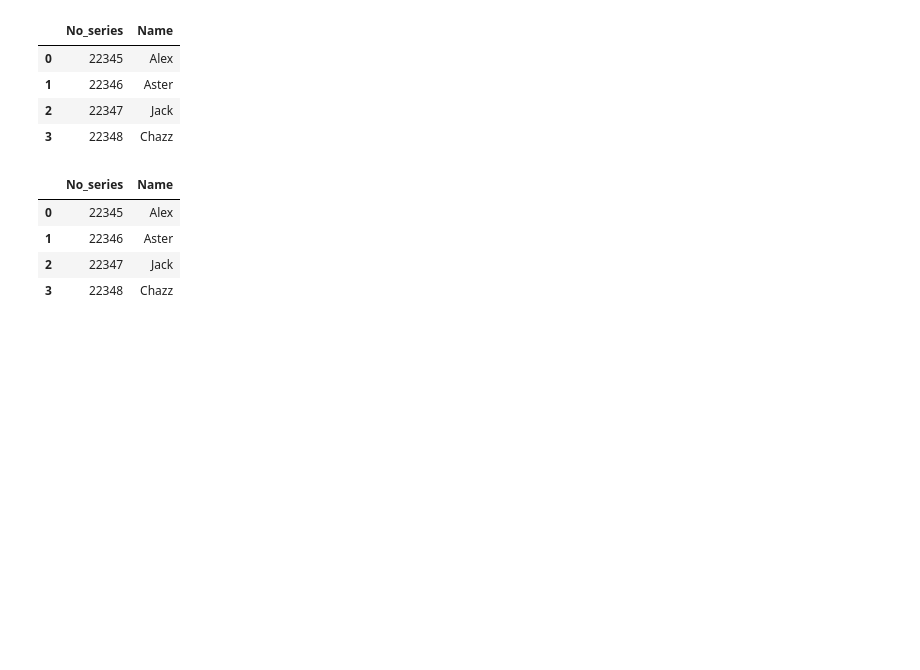
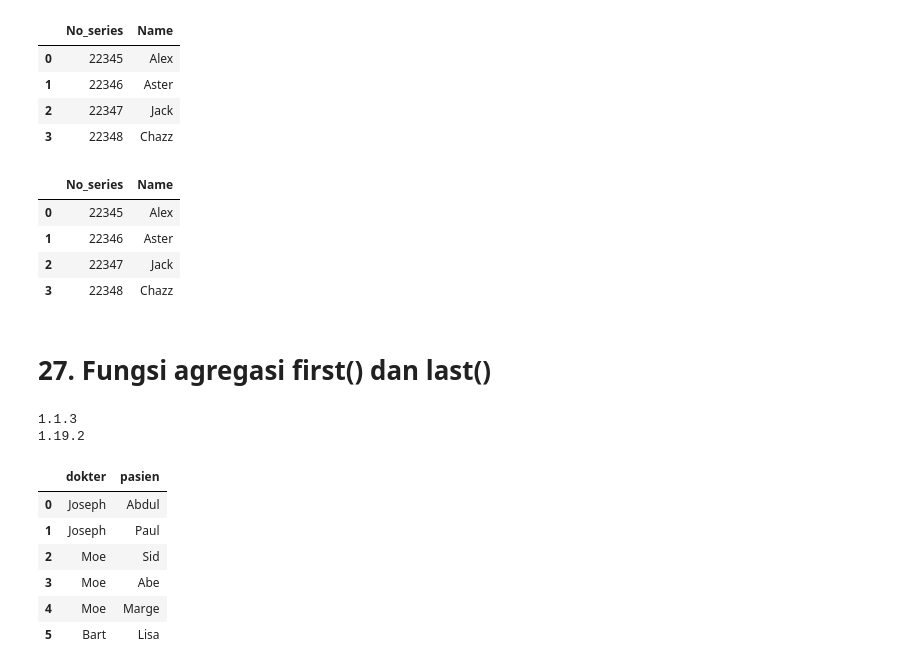
Before and after one commit to MarkvinsonAvatara/Pandas_learn, a Jupyter notebook: PythonPandasLearnWeek7.ipynb, the cells around one changed output. Cells and saved outputs as stored; diff of their text form; code cells hidden in the pictures; blank space fills up the shorter version.

```diff
--- a/PythonPandasLearnWeek7.ipynb
+++ b/PythonPandasLearnWeek7.ipynb
@@ -103,3 +123,30 @@ sf
 | 1 | 22346 | Aster |
 | 2 | 22347 | Jack |
 | 3 | 22348 | Chazz |
+# %% [markdown]
+# 27. Fungsi agregasi first() dan last()
+# %%
+#import modules
+import pandas as pd
+import numpy as np
+
+#check Version
+print(pd.__version__)
+print(np.__version__)
+# %% [output]
+1.1.3
+1.19.2
+# %%
+#Data Frame Prep
+d = {'dokter':['Joseph','Joseph','Moe','Moe','Moe','Bart'],
+    'pasien':['Abdul','Paul','Sid','Abe','Marge','Lisa']}
+af = pd.DataFrame(d)
+af
+# %% [output]
+|  | dokter | pasien |
+| 0 | Joseph | Abdul |
+| 1 | Joseph | Paul |
+| 2 | Moe | Sid |
+| 3 | Moe | Abe |
+| 4 | Moe | Marge |
+| 5 | Bart | Lisa |
```
Also changed, not shown: parts of 19 cells of this notebook.
